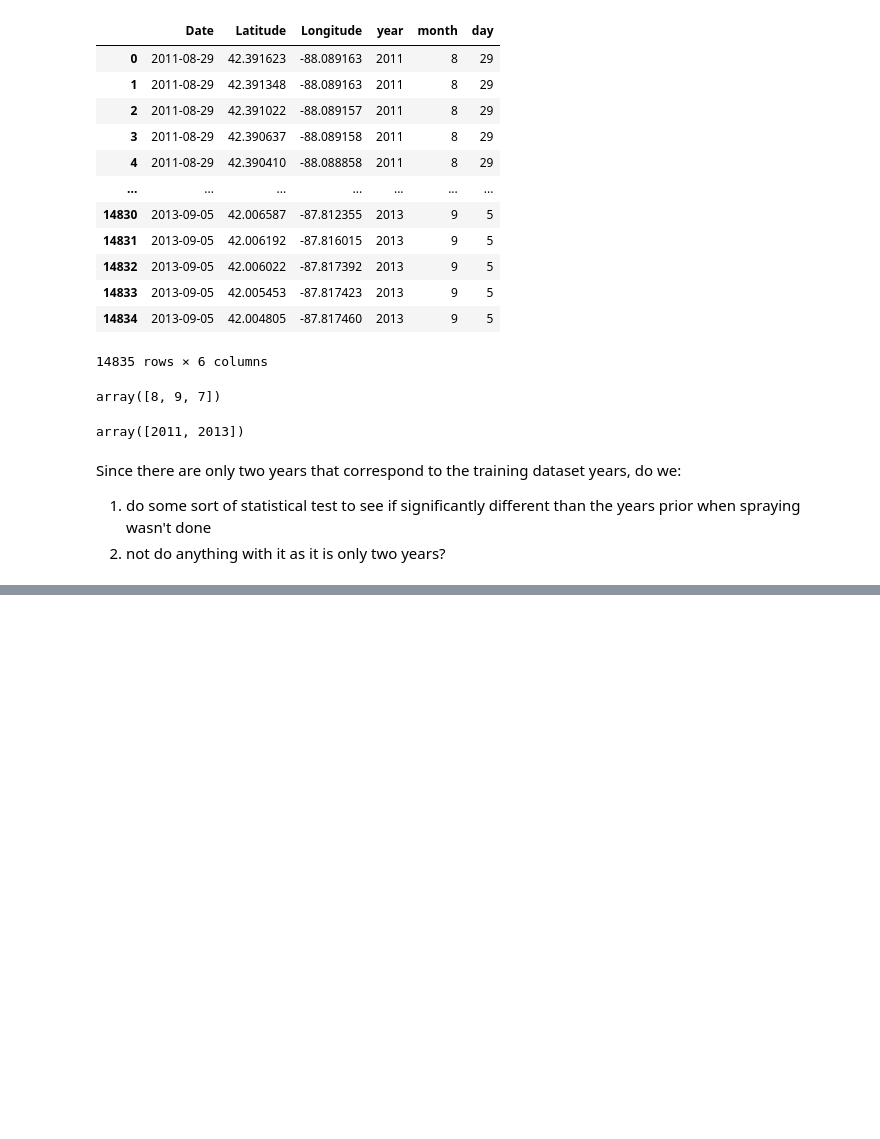
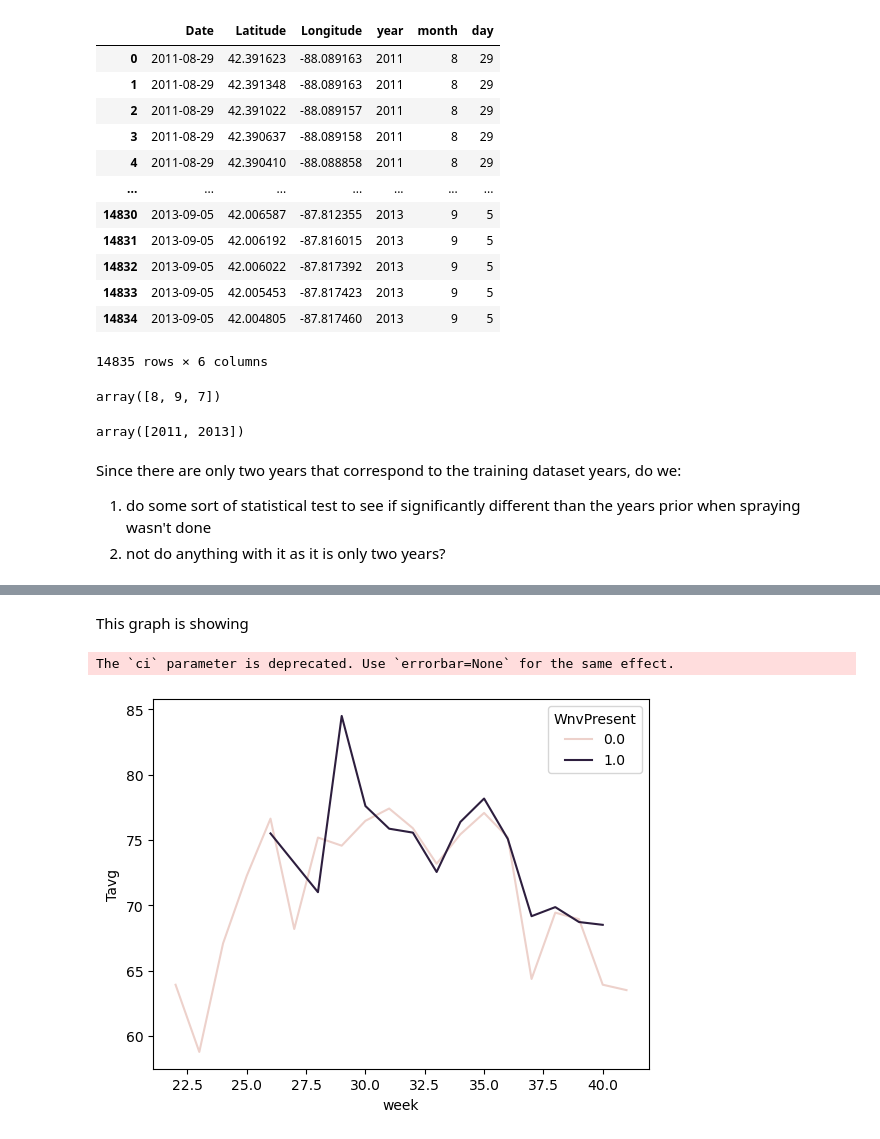
Before and after one commit to annapfenner/Predicting-the-West-Nile-virus, a Jupyter notebook: Capstone Project 2 - Data Wrangling.ipynb, the cells around one changed output, grey strips where cells are left out. Saved outputs shown, nothing was run; the diff lists cells and outputs as text; code cells hidden in the pictures; blank space fills up the shorter version.

```diff
--- a/Capstone Project 2 - Data Wrangling.ipynb
+++ b/Capstone Project 2 - Data Wrangling.ipynb
@@ -464,0 +512,9 @@ Since there are only two years that correspond to the training dataset years, do
+# %% [markdown]
+This graph is showing
+# %%
+
+sns.lineplot(x='week', y='Tavg', hue='WnvPresent', data=df, ci=None)
+plt.show()
+# %% [output]
+The `ci` parameter is deprecated. Use `errorbar=None` for the same effect.
+[figure, added]
```
Also changed, not shown: parts of 5 cells of this notebook.
